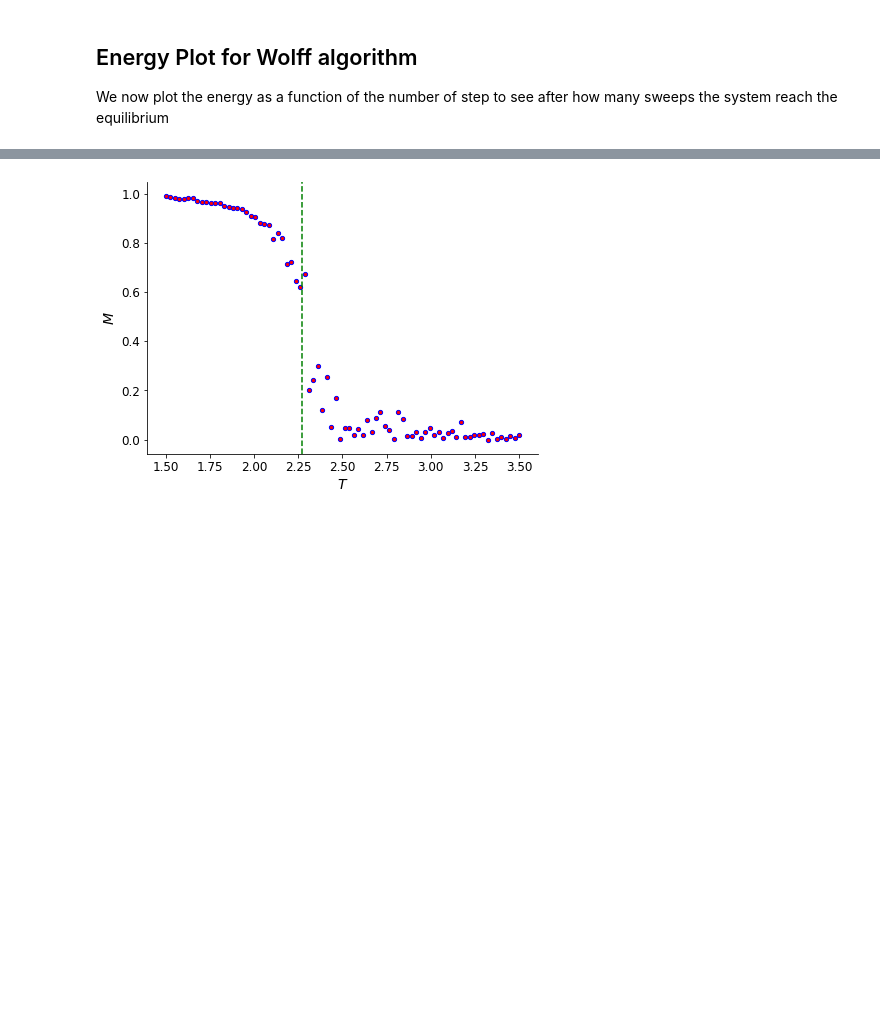
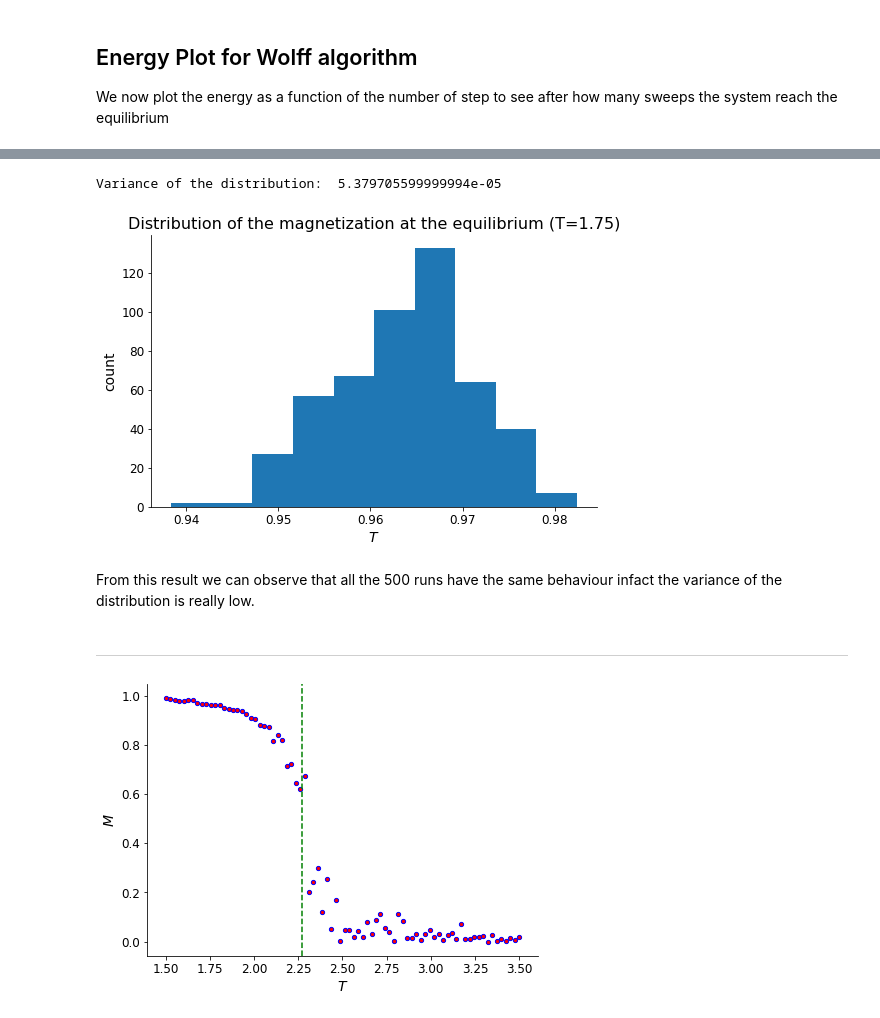
Before and after one commit to eleonoragatti44/IsingModel-CSProject, a Jupyter notebook: Ising2D.ipynb, the cells around one changed output, grey strips where cells are left out. Saved outputs shown, nothing was run; the diff lists cells and outputs as text; code cells hidden in the pictures; blank space fills up the shorter version.

```diff
--- a/Ising2D.ipynb
+++ b/Ising2D.ipynb
@@ -177 +152,33 @@ def compute_mag_wolff(n1,n2,B,J,t1,t2,n_temperatures,n_repetitions):
+# %%
+mag_stat = []
+
+# set system size, temperature
+n1 = 50
+n2 = 50
+T = 1.75
+n_runs = 500
+
+for _ in range(n_runs):
+    ising_T = Ising(n1, n2, T=T, B=0, J=1)
+    for i in range(10):
+        ising_T.update_mag()
+        ising_T.SweepWolff()
+    mag_stat.append(np.abs(ising_T.mag[-1]))
+# %%
+fig, ax = plt.subplots(1, 1, figsize=(8,5))
+
+ax.hist(mag_stat, bins=10)
+ax.set_title('Distribution of the magnetization at the equilibrium (T=1.75)')
+ax.set_xlabel('$T$')
+ax.set_ylabel('count')
+fig.savefig(f'./fig/hist_mag.pdf', dpi=400)
+
+print('Variance of the distribution: ', np.var(mag_stat), '\n')
+# %% [output]
+Variance of the distribution:  5.379705599999994e-05
+[figure, added]
+# %% [markdown]
+From this result we can observe that all the 500 runs have the same behaviour infact the variance of the distribution is really low.
+# %% [markdown]
+---
 # %%
```
Also changed, not shown: parts of 19 cells of this notebook, 6 other files.
